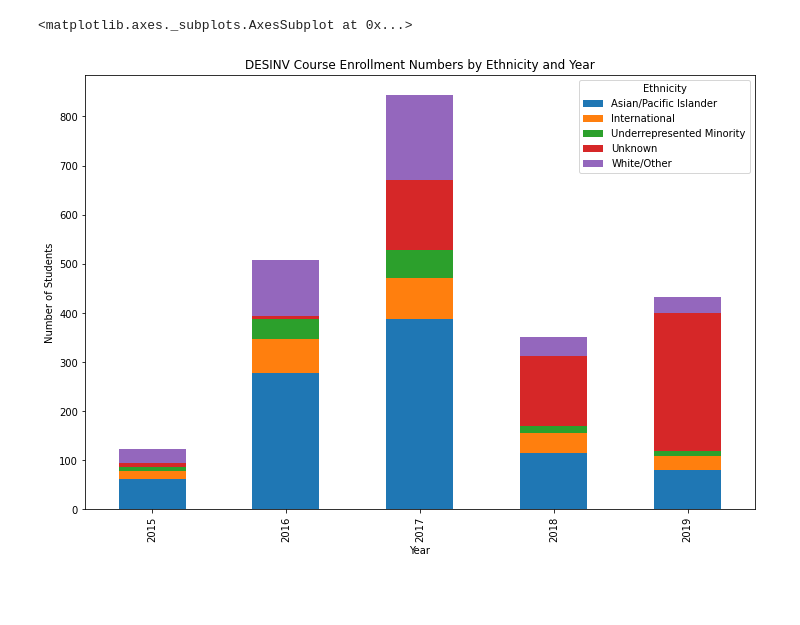
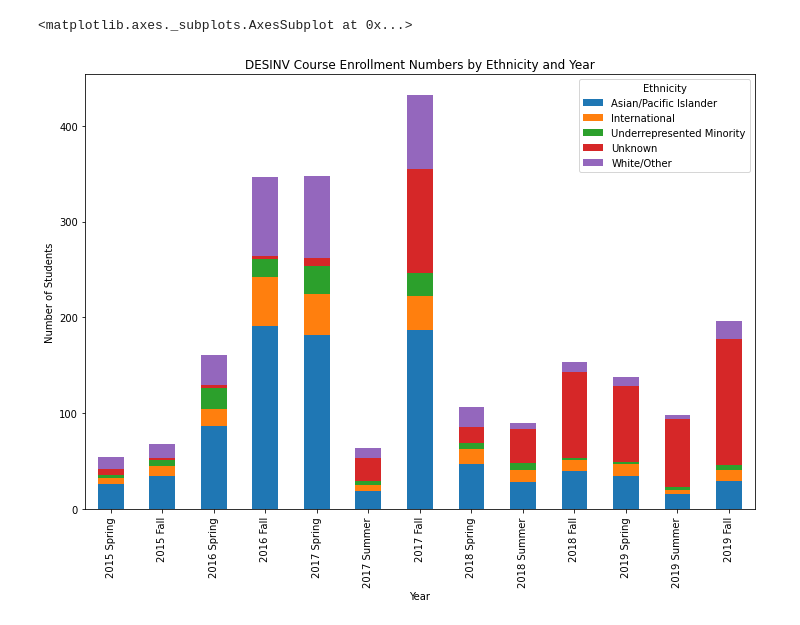
Before and after one commit to PaulDTP/Berkeley_Jacobs, a Jupyter notebook: visuals.ipynb, the cells around one changed output. Drawn from its saved outputs; the diff is of its cells as text; code cells hidden in the pictures; blank space fills up the shorter version.

Commit message:
Visualizations 03/16

```diff
--- a/visuals.ipynb
+++ b/visuals.ipynb
@@ -9,20 +10,26 @@ import matplotlib.pyplot as plt
 %store -r stem_paths
 %store -r maker_passes
 %store -r jacobs
-# %%
-# all students who took design innovation course
-jacobs = student_courses[student_courses["course.subject"] == "Design Innovation"].drop('instructor.name', axis=1)
 # %%
 # stacked bar plot: DESINV Course Enrollment Numbers by Ethnicity and Year
-'''
 jacobs_ethnicities = jacobs.merge(stem_paths[['ppsk', 'ethnic.l1']], on='ppsk', how='left')
 jacobs_ethnicities['ethnic.l1'].fillna('Unknown', inplace=True)
+#jacobs_ethnicities['year'] = jacobs_ethnicities['year.name'].str.split(" ", expand=True)[0]
+
+jacobs_ethnicities = jacobs_ethnicities.rename({'ethnic.l1': "Ethnicity"}, axis=1)
 jacobs_ethnicities['year'] = jacobs_ethnicities['year.name'].str.split(" ", expand=True)[0]
-jacobs_ethnicities = jacobs_ethnicities.rename({'ethnic.l1': "Ethnicity"}, axis=1)
+jacobs_ethnicities['term'] = jacobs_ethnicities['year.name'].str.split(" ", expand=True)[1]
 
-graph_data = jacobs_ethnicities.groupby(['year','Ethnicity']).count().unstack()['ppsk']
+cat_size_order = CategoricalDtype(['Spring', 'Summer', 'Fall'], ordered=True)
+jacobs_ethnicities['term'] = jacobs_ethnicities['term'].astype(cat_size_order)
+jacobs_ethnicities = jacobs_ethnicities.sort_values(['year','term', 'Ethnicity'])
+jacobs_ethnicities.drop(['year','term'], axis=1, inplace=True)
+jacobs_ethnicities['year.name'] = jacobs_ethnicities['year'].astype(str) + " " + jacobs_ethnicities['term'].astype(str)
+
+'''
+graph_data = jacobs_ethnicities.groupby(['year.name','Ethnicity'], sort=False).count().unstack()['ppsk']
 graph_data.plot(kind='bar', stacked=True, figsize=(12,8), xlabel='Year', ylabel='Number of Students', title='DESINV Course Enrollment Numbers by Ethnicity and Year')
 '''
 # %% [output]
 <matplotlib.axes._subplots.AxesSubplot at 0x...>
-[figure, old version]
+[figure, new version]
```
Also changed, not shown: parts of 3 cells of this notebook, 4 other files.
